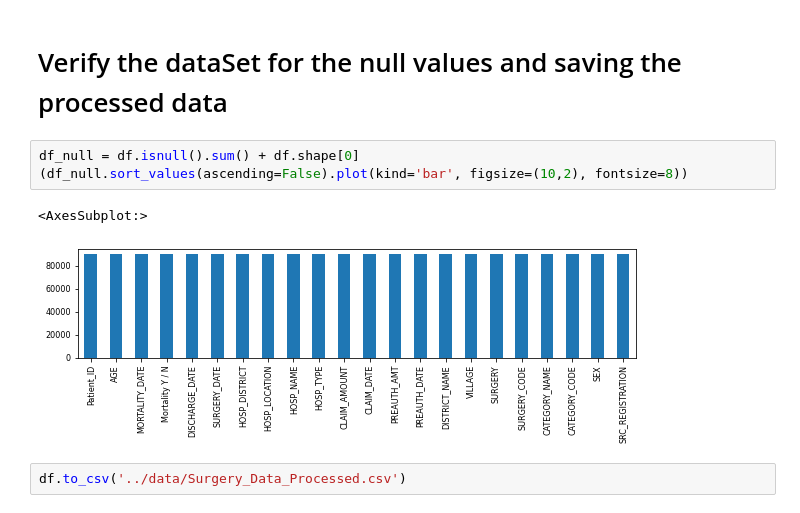
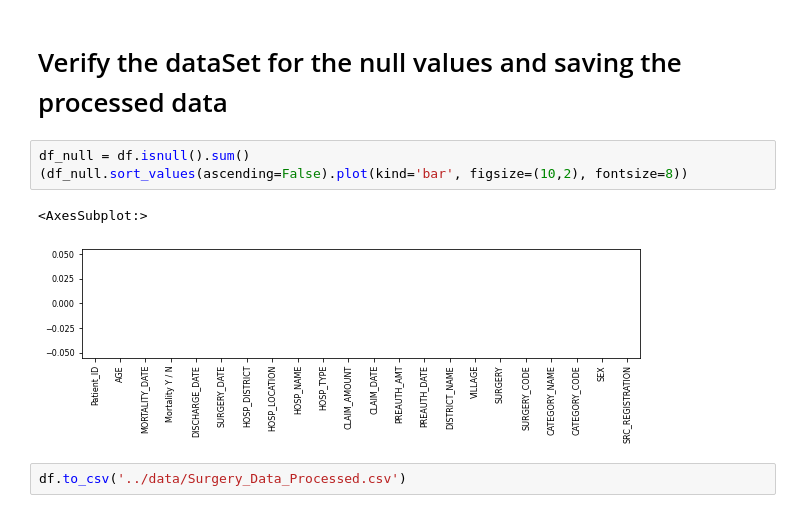
Before and after one commit to iamkamleshrangi/assignment_medical, a Jupyter notebook: notebook/submit_assignment.ipynb, the cells around one changed output. Saved outputs shown, nothing was run; the diff lists cells and outputs as text.

```diff
--- a/notebook/submit_assignment.ipynb
+++ b/notebook/submit_assignment.ipynb
@@ -97,11 +97,11 @@ Columns  Index([], dtype='object')
 # %% [markdown]
 # Verify the dataSet for the null values and saving the processed data
 # %%
-df_null = df.isnull().sum() + df.shape[0]
+df_null = df.isnull().sum()
 (df_null.sort_values(ascending=False).plot(kind='bar', figsize=(10,2), fontsize=8))
 # %% [output]
 <AxesSubplot:>
-[figure, old version]
+[figure, new version]
 # %%
 df.to_csv('../data/Surgery_Data_Processed.csv')
 # %%
```
Also changed, not shown: parts of 30 cells of this notebook, 9 other files.
